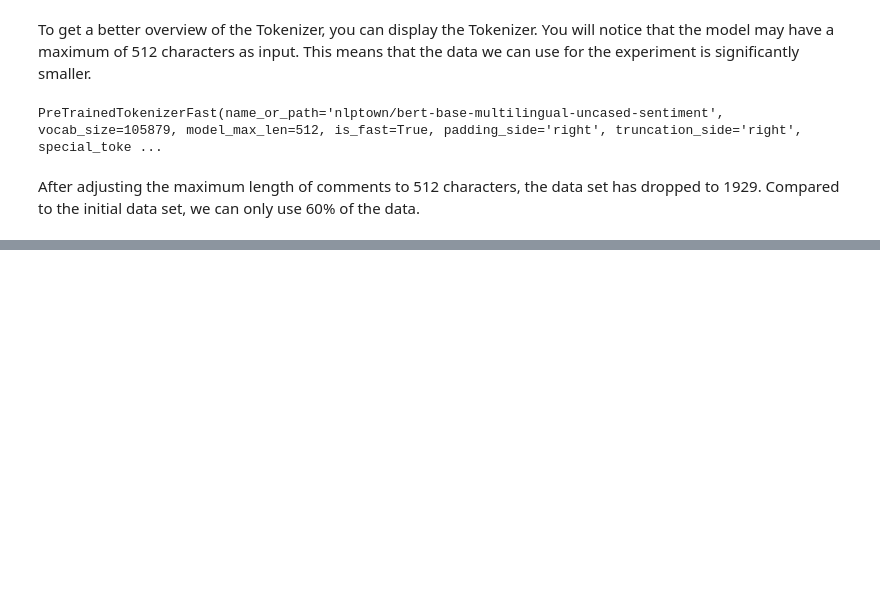
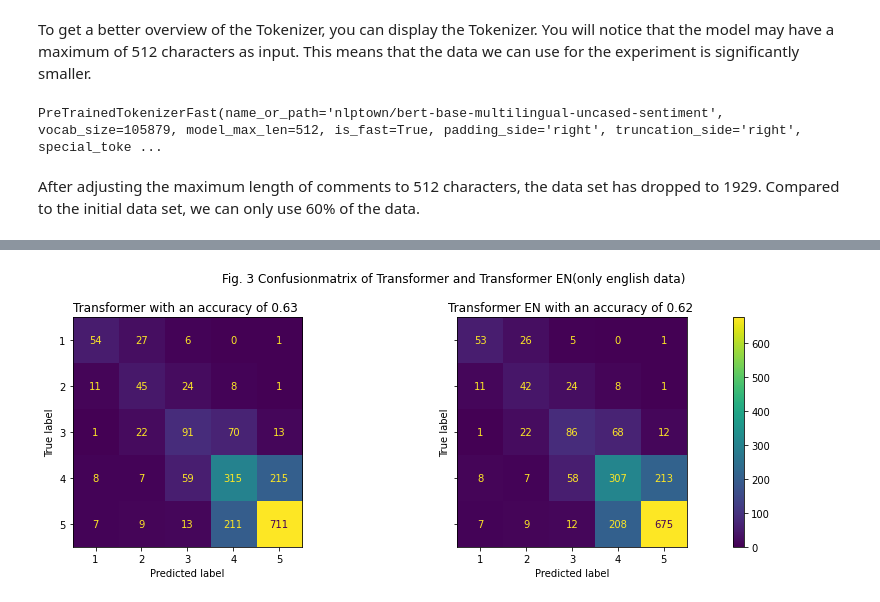
Before and after one commit to wuesten/Social-Media-Analysis-Exam-1, a Jupyter notebook: exam_part1.ipynb, the cells around one changed output, grey strips where cells are left out. Drawn from its saved outputs; the diff is of its cells as text; code cells hidden in the pictures; blank space fills up the shorter version.

```diff
--- a/exam_part1.ipynb
+++ b/exam_part1.ipynb
@@ -259,0 +265,6 @@ plt.show()
+# %%
+acc_score = accuracy_score(yelp_reviews["stars"], yelp_reviews["rating"])
+cm = confusion_matrix(yelp_reviews["stars"], yelp_reviews["rating"], labels=[1, 2, 3, 4, 5])
+evaluation_df = evaluation_df.append(
+    pd.DataFrame({"model": ["Transformer"], "accuracy": [acc_score], "confusion matrix": [cm]})
+)
@@ -259,0 +273,11 @@ plt.show()
+# %%
+yelp_reviews_en["rating"] = yelp_reviews_en["text"].apply(
+    lambda x: sentiment_pipeline(x)[0].get("label")
+)
+yelp_reviews_en["rating"] = yelp_reviews_en["rating"].apply(lambda x: int(x[0]))
+yelp_reviews_en = yelp_reviews_en.astype({"stars": int})
+acc_score = accuracy_score(yelp_reviews_en["stars"], yelp_reviews_en["rating"])
+cm = confusion_matrix(yelp_reviews_en["stars"], yelp_reviews_en["rating"], labels=[1, 2, 3, 4, 5])
+evaluation_df = evaluation_df.append(
+    pd.DataFrame({"model": ["Transformer EN"], "accuracy": [acc_score], "confusion matrix": [cm]})
+)
@@ -259,0 +287,28 @@ plt.show()
+# %%
+fig, axes = plt.subplots(1, 2, figsize=(10, 2.5), sharey="row")
+plt.subplots_adjust(left=None, bottom=None, right=1.4, top=1.4, wspace=0.1, hspace=None)
+fig.suptitle(
+    "Fig. 3 Confusionmatrix of Transformer and Transformer EN(only english data)",
+    horizontalalignment="left",
+    y=1.65,
+    fontsize=12,
+)
+labels = [1, 2, 3, 4, 5]
+for i in range(2):
+    disp = ConfusionMatrixDisplay(confusion_matrix=evaluation_df.iloc[i, 2], display_labels=labels)
+    disp.plot(ax=axes[i])
+    disp.ax_.set_title(
+        f"{evaluation_df.iloc[i,0]} with an accuracy of {round(evaluation_df.iloc[i,1],2)} "
+    )
+    disp.im_.colorbar.remove()
+    disp.ax_.set_xlabel("Predicted label")
+
+# f.text(0.4, 0.1, 'Predicted label', ha='left')
+# plt.subplots_adjust(wspace=0.40, hspace=0.1)
+# Save figure
+plt.savefig("output/conf_transformer", bbox_inches="tight")
+
+fig.colorbar(disp.im_, ax=axes)
+plt.show()
+# %% [output]
+[figure, added]
```
Also changed, not shown: parts of 145 cells of this notebook, 1 other file.
